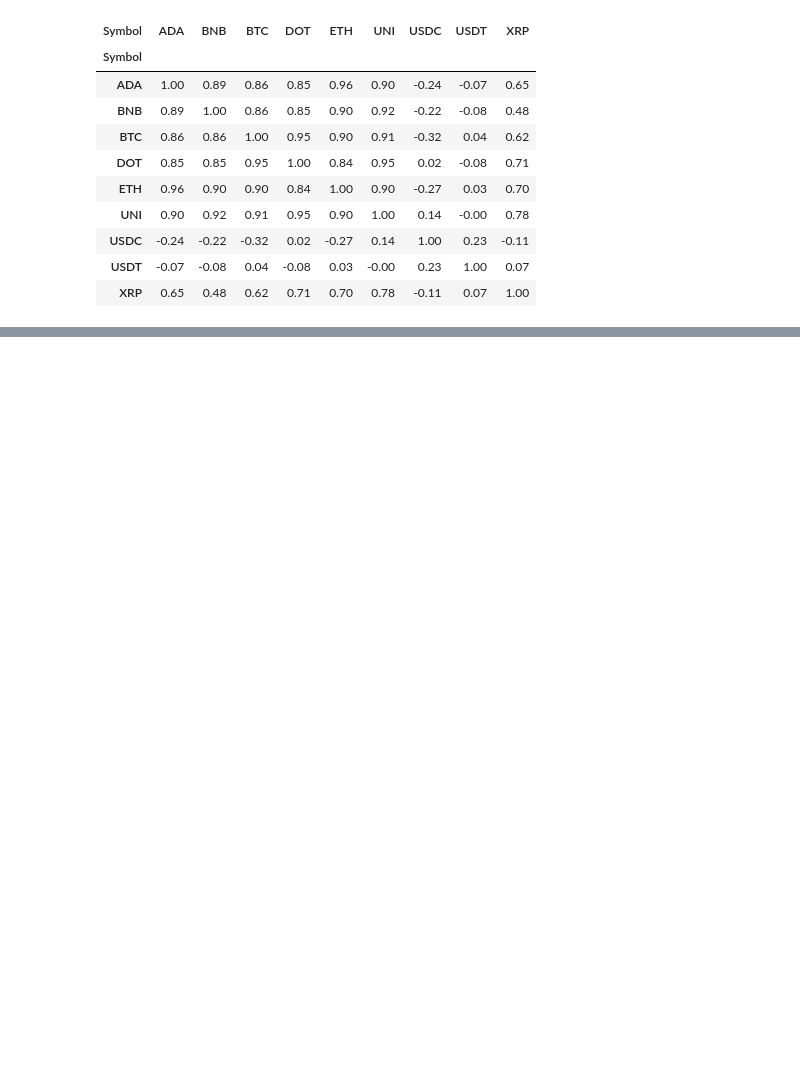
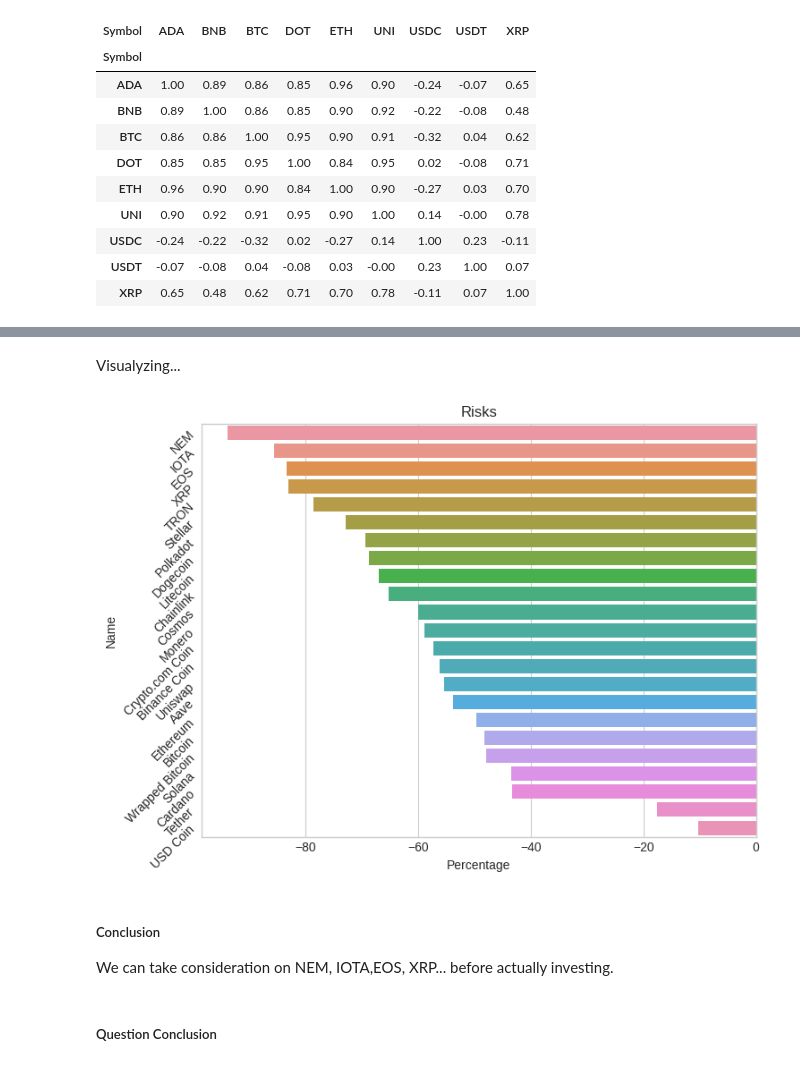
Before and after one commit to henryone0910/Crypto-Analysis, a Jupyter notebook: Final.ipynb, the cells around one changed output, grey strips where cells are left out. Drawn from its saved outputs; the diff is of its cells as text; code cells hidden in the pictures; blank space fills up the shorter version.

```diff
--- a/Final.ipynb
+++ b/Final.ipynb
@@ -655,0 +811,17 @@ But, how to choose other coins for optimizing profits. We continue to the next q
+# %%
+max_date = cryp_df[['Name','Symbol','Date']].groupby(['Name','Symbol']).max()\
+                            .reset_index().set_index(['Name','Symbol','Date'])
+
+#get last days
+max_date_df = cryp_df.set_index(['Name','Symbol','Date'])
+max_date_df = max_date_df[max_date_df.index.isin(max_date.index)]\
+                        .reset_index().set_index(['Name','Symbol']).drop('Date',1)
+
+#Take risks
+risk = pd.DataFrame(
+        (max_date_df['Low'] - calc_coins['High_max'])*100/calc_coins['High_max']
+    ).rename({0:'Risks'},axis=1).reset_index()
+
+#sorting values
+risk = risk.sort_values('Risks')
+risk
@@ -655,0 +846,17 @@ But, how to choose other coins for optimizing profits. We continue to the next q
+# %% [markdown]
+Visualyzing...
+# %%
+plt.figure(figsize=(8,6))
+plt.style.use('seaborn-whitegrid')
+sns.barplot(x = risk['Risks'], y = risk['Name'])
+plt.title('Risks')
+plt.yticks(rotation=45)
+plt.xlabel('Percentage');
+# %% [output]
+[figure, added]
+# %% [markdown]
+<h5>Conclusion</h5>
+
+We can take consideration on NEM, IOTA,EOS, XRP... before actually investing.
+# %% [markdown]
+##### Question Conclusion
```
Also changed, not shown: parts of 31 cells of this notebook.
